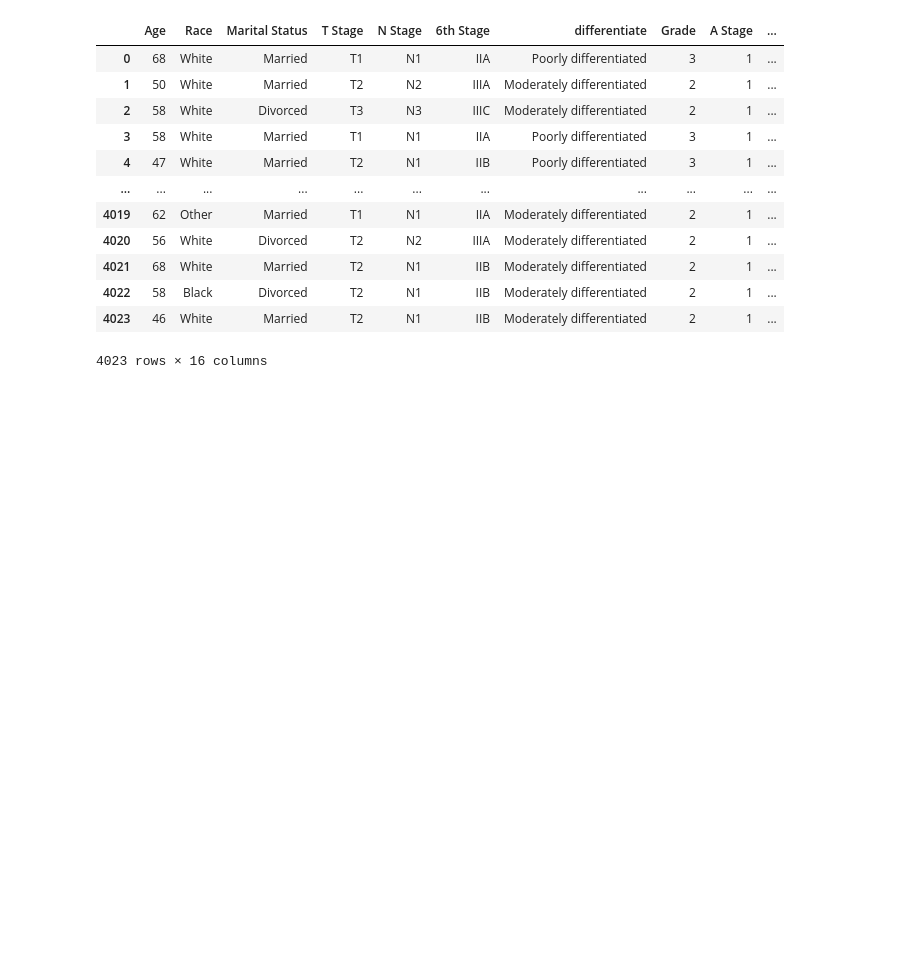
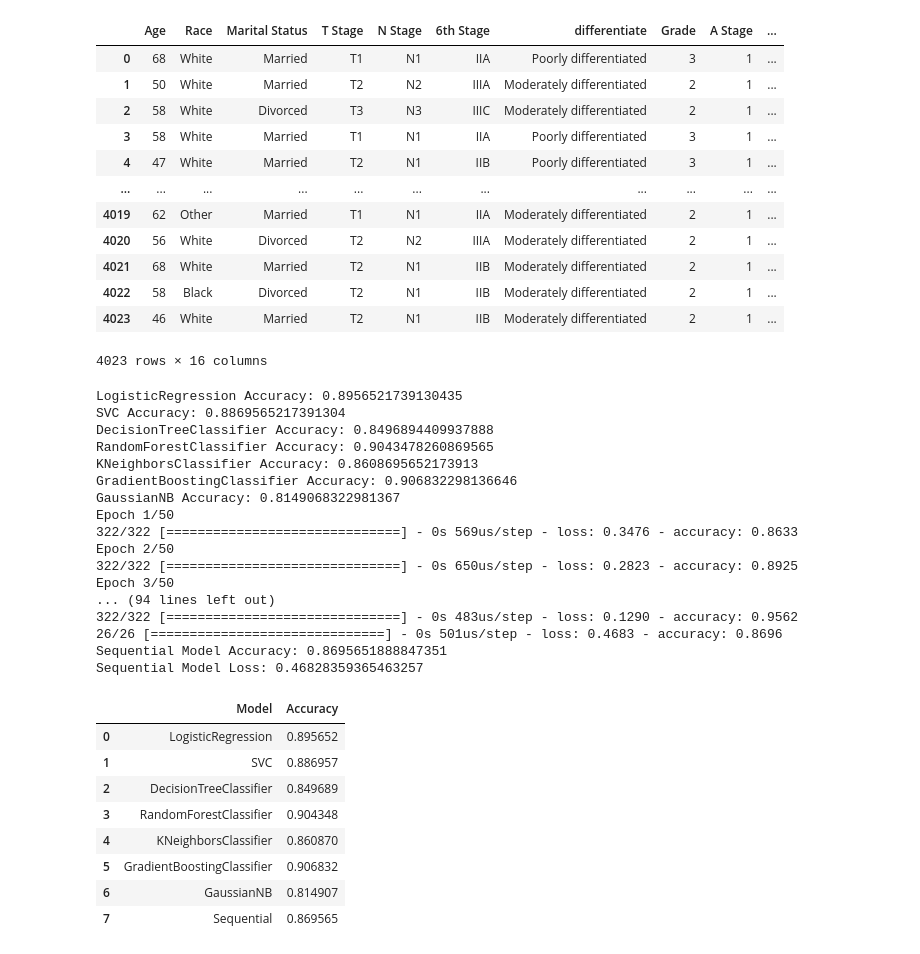
Before and after one commit to MaukanMir/Breast-Cancer-Classification-Part-Two, a Jupyter notebook: training.ipynb, the cells around one changed output. Drawn from its saved outputs; the diff is of its cells as text; code cells hidden in the pictures; blank space fills up the shorter version.

Commit message:
Added new models

```diff
--- a/training.ipynb
+++ b/training.ipynb
@@ -162,4 +162,61 @@ df
 | 4023 | 46 | White | Married | T2 | N1 | IIB | Moderately differentiated | 2 | 1 | ... |
 4023 rows × 16 columns
 # %%
-features_encode = ["Race", "Marital Status", "T Stage ","N Stage", "6th Stage","differentiate"]
+features_to_encode = ["Race", "Marital Status", "T Stage ","N Stage", "6th Stage","differentiate", "Grade"]
+# %%
+# Instantiate the encoder
+encoder = OneHotEncoder(sparse=False)
+
+# Fit and transform the data
+encoded_data = encoder.fit_transform(df[features_to_encode])
+
+# Create a DataFrame with the encoded data
+encoded_df = pd.DataFrame(encoded_data, columns=encoder.get_feature_names_out(features_to_encode))
+
+# Reset index of your original DataFrame if it's not in default sequential order
+df.reset_index(drop=True, inplace=True)
+
+# Concatenate the original DataFrame with the new encoded DataFrame
+df = pd.concat([df, encoded_df], axis=1)
+
+# Optionally, drop the original columns
+df.drop(features_to_encode, axis=1, inplace=True)
+# %%
+X, y = df.drop("Status", axis=1), df["Status"]
+
+
+X_train, X_test, y_train_encoded, y_test_encoded = train_test_split(X, y, test_size=0.2, random_state=42)
+
+scaler = StandardScaler()
+
+X_train_scaled, X_test_scaled = scaler.fit_transform(X_train), scaler.transform(X_test)
+
+models = run_all_models(X_train_scaled, X_test_scaled, y_train_encoded, y_test_encoded)
+models
+# %% [output]
+LogisticRegression Accuracy: 0.8956521739130435
+SVC Accuracy: 0.8869565217391304
+DecisionTreeClassifier Accuracy: 0.8496894409937888
+RandomForestClassifier Accuracy: 0.9043478260869565
+KNeighborsClassifier Accuracy: 0.8608695652173913
+GradientBoostingClassifier Accuracy: 0.906832298136646
+GaussianNB Accuracy: 0.8149068322981367
+Epoch 1/50
+322/322 [==============================] - 0s 569us/step - loss: 0.3476 - accuracy: 0.8633
+Epoch 2/50
+322/322 [==============================] - 0s 650us/step - loss: 0.2823 - accuracy: 0.8925
+Epoch 3/50
+... (94 lines left out)
+322/322 [==============================] - 0s 483us/step - loss: 0.1290 - accuracy: 0.9562
+26/26 [==============================] - 0s 501us/step - loss: 0.4683 - accuracy: 0.8696
+Sequential Model Accuracy: 0.8695651888847351
+Sequential Model Loss: 0.46828359365463257
+|  | Model | Accuracy |
+| 0 | LogisticRegression | 0.895652 |
+| 1 | SVC | 0.886957 |
+| 2 | DecisionTreeClassifier | 0.849689 |
+| 3 | RandomForestClassifier | 0.904348 |
+| 4 | KNeighborsClassifier | 0.860870 |
+| 5 | GradientBoostingClassifier | 0.906832 |
+| 6 | GaussianNB | 0.814907 |
+| 7 | Sequential | 0.869565 |
```
